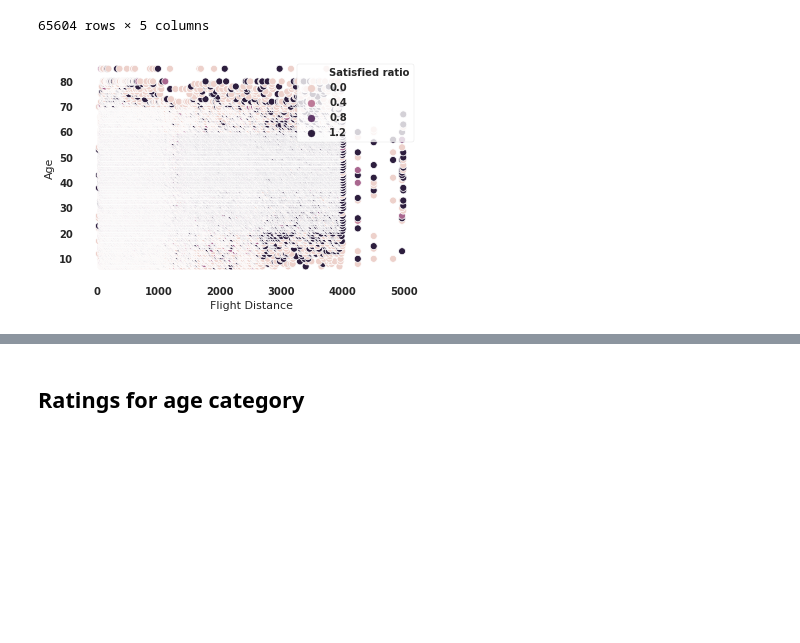
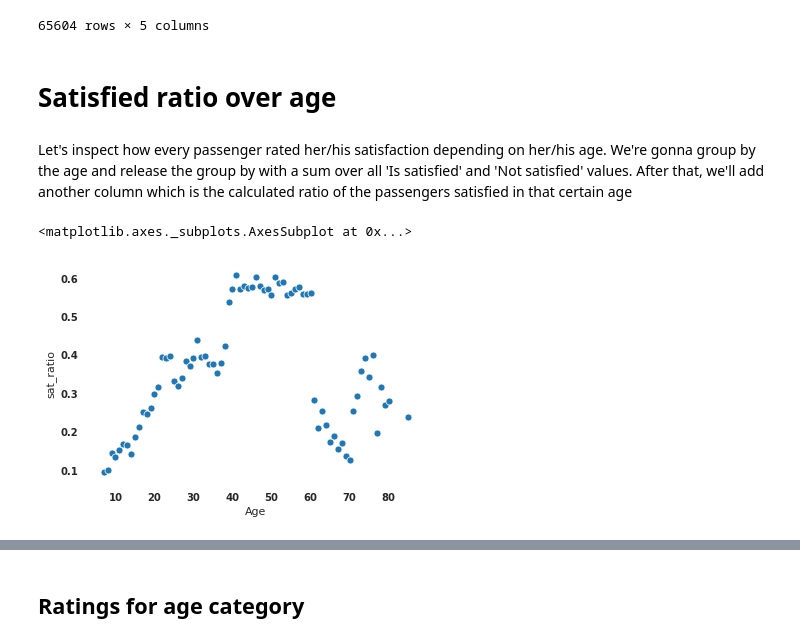
Before and after one commit to n1oftheabove/visualizing-real-world-data-project, a Jupyter notebook: airline_satisfaction.ipynb, the cells around one changed output, grey strips where cells are left out. Saved outputs shown, nothing was run; the diff lists cells and outputs as text; code cells hidden in the pictures; blank space fills up the shorter version.

```diff
--- a/airline_satisfaction.ipynb
+++ b/airline_satisfaction.ipynb
@@ -160,3 +158,6 @@ df['Age'].max()
+# %%
+df['Departure Delay in Minutes'] = df['Departure Delay in Minutes']/df['Departure Delay in Minutes'].max()
+df['Arrival Delay in Minutes'] = df['Arrival Delay in Minutes']/df['Arrival Delay in Minutes'].max()
 # %% [markdown]
 # 2. EDA
 # %% [markdown]
@@ -473,13 +466,16 @@ df_piv_count
 | 65602 | 3156 | 85 | 0 | 1 | 0.0 |
 | 65603 | 3732 | 85 | 0 | 1 | 0.0 |
 65604 rows × 5 columns
-# %%
-#cmap = sns.cubehelix_palette(rot=-.2, as_cmap=True)
-ax = sns.scatterplot(x="Flight Distance", y="Age",
-                     #hue="year",
-                     hue="Satisfied ratio",
-                     cmap='coolwarm',
-                     #sizes=(10, 100),
-                     data=df_piv_count)
-# %% [output]
-[figure, removed]
+# %% [markdown]
+# Satisfied ratio over age
+# %% [markdown]
+Let's inspect how every passenger rated her/his satisfaction depending on her/his age. We're gonna group by the age and release the group by with a sum over all 'Is satisfied' and 'Not satisfied' values. After that, we'll add another column which is the calculated ratio of the passengers satisfied in that certain age
+# %%
+df_sat_age = df_piv_count.groupby('Age').agg({'Is satisfied':'sum', 'Not satisfied':'sum'})
+df_sat_age = df_sat_age.assign(sat_ratio=df_sat_age['Is satisfied']/(df_sat_age['Is satisfied'] + df_sat_age['Not satisfied']))
+df_sat_age = df_sat_age.reset_index()
+# %%
+sns.scatterplot(x='Age', y='sat_ratio', data=df_sat_age)
+# %% [output]
+<matplotlib.axes._subplots.AxesSubplot at 0x...>
+[figure, added]
```
Also changed, not shown: parts of 32 cells of this notebook.
